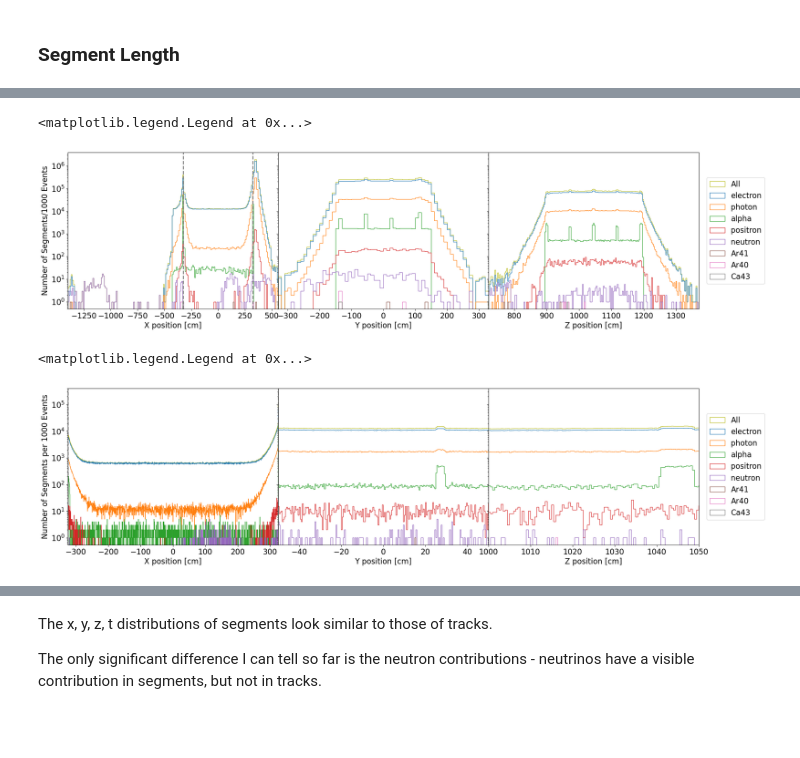
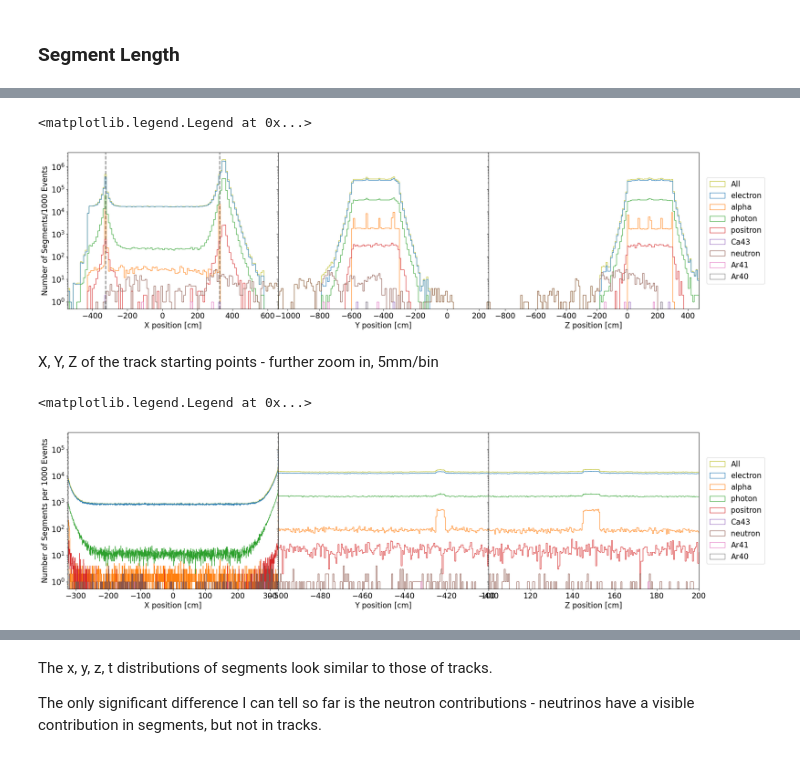
Before and after one commit to yuntsebaryon/GAMPix4SNe, a Jupyter notebook: Validation/g4/checkSegment.ipynb, the cells around one changed output, grey strips where cells are left out. Drawn from its saved outputs; the diff is of its cells as text; code cells hidden in the pictures; blank space fills up the shorter version.

```diff
--- a/Validation/g4/checkSegment.ipynb
+++ b/Validation/g4/checkSegment.ipynb
@@ -75,9 +81,7 @@ dT[dT.file_vertex_id<3]
 # %%
 # create a dataframe for fixing the color code
-pdgCodes = dT.pdg_id.unique()
-
-particleName = np.array([ 'electron', 'photon', 'alpha', 'positron', 'neutron',
-                          'Ar41', 'Ar40', 'Ca43',
+particleName = np.array([ 'electron', 'alpha', 'photon', 'positron', 'Ca43',
+                          'neutron', 'Ar41', 'Ar40',
                          ])
 
 pdgDF = pd.DataFrame({ 'pdgCode': pdgCodes, 'name': particleName })
@@ -201,7 +213,5 @@ ax[1].legend(loc = "center left", bbox_to_anchor = (1.02, 0.5), fontsize = fonts
 # %% [markdown]
 ### Segment Length
-# %%
-dS['dx'] = np.sqrt( (dS['x_end'] - dS['x_start'])**2 + (dS['y_end'] - dS['y_start'])**2 + (dS['z_end'] - dS['z_start'])**2 )
 # %%
 dS['dx'].min(), dS['dx'].max()
 # %% [output]
@@ -231,0 +243,4 @@ ax.legend(loc = "center left", bbox_to_anchor = (1.02, 0.5), fontsize = fonts)
+# %%
+dS['dx_test'] = np.sqrt( (dS['x_end'] - dS['x_start'])**2 + (dS['y_end'] - dS['y_start'])**2 + (dS['z_end'] - dS['z_start'])**2 )
+deltadx = dS.dx_test - dS.dx
+deltadx.max(), deltadx.min()
@@ -234,11 +253,10 @@ ax.legend(loc = "center left", bbox_to_anchor = (1.02, 0.5), fontsize = fonts)
 # %%
-# X, Y, Z of the segment starting points, 10cm/bin
 fig, ax = plt.subplots(1, 3, figsize = (24, 6), sharey = True)
 fig.subplots_adjust(wspace = 0)  # remove gaps between panels
 
-xbins = np.linspace(-1400, 560, 197)
-ybins = np.linspace(-330, 330, 67)
-zbins = np.linspace(720, 1370, 210)
+xbins = np.linspace(-540, 660, 121)
+ybins = np.linspace(-1060, 260, 133)
+zbins = np.linspace(-910, 470, 139)
 
 fonts = 16
 
@@ -251,45 +269,46 @@ for radMap in pdgDF.itertuples(index = False):
 ax[0].axvline(x = -325, color = "tab:grey", linestyle = "--", linewidth = 2)
 ax[0].axvline(x = 325, color = "tab:grey", linestyle = "--", linewidth = 2)
 
 ax[0].set_xlabel('X position [cm]', fontsize = fonts)
 ax[0].set_ylabel('Number of Segments/1000 Events', fontsize = fonts)
-ax[0].set_xlim([-1400, 560])
+ax[0].set_xlim([-540, 660])
 
 ## Y
 ax[1].hist(dS['y_start'], bins = ybins, histtype = 'step', label = 'All', color = colorAll)
 for radMap in pdgDF.itertuples(index = False):
     ax[1].hist(dS.loc[dS['pdg_id'].eq(radMap.pdgCode), 'y_start'], bins = ybins, histtype = 'step',
                color = radMap.color, label = radMap.name)
 
 ax[1].set_xlabel('Y position [cm]', fontsize = fonts)
-ax[1].set_xlim([-330, 330])
+ax[1].set_xlim([-1060, 260])
 
 ## Z
 ax[2].hist(dS['z_start'], bins = zbins, histtype = 'step', label = 'All', color = colorAll)
 for radMap in pdgDF.itertuples(index = False):
     ax[2].hist(dS.loc[dS['pdg_id'].eq(radMap.pdgCode), 'z_start'], bins = zbins, histtype = 'step',
                color = radMap.color, label = radMap.name)
 
 ax[2].set_xlabel('Z position [cm]', fontsize = fonts)
-ax[2].set_xlim([720, 1370])
+ax[2].set_xlim([-910, 470])
 
 ## Common
 for i in range(3):
     ax[i].tick_params(axis = "both", labelsize = fonts)
     ax[i].set_yscale('log')
 
 ax[2].legend(loc = "center left", bbox_to_anchor = (1.02, 0.5), fontsize = fonts)
 # %% [output]
 <matplotlib.legend.Legend at 0x...>
-[figure, old version]
+[figure, new version]
+# %% [markdown]
+X, Y, Z of the track starting points - further zoom in, 5mm/bin
 # %%
-# X, Y, Z of the track starting points - further zoom in, 5mm/bin
 fig, ax = plt.subplots(1, 3, figsize = (24, 6), sharey = True)
 fig.subplots_adjust(wspace = 0)  # remove gaps between panels
 
-xbins = np.linspace(-1400, 560, 3921)
-ybins = np.linspace(-330, 330, 1321)
-zbins = np.linspace(720, 1370, 1301)
+xbins = np.linspace(-540, 660, 2401)
+ybins = np.linspace(-1060, 260, 2641)
+zbins = np.linspace(-910, 470, 2761)
 
 fonts = 16
 
@@ -313,7 +332,7 @@ for radMap in pdgDF.itertuples(index = False):
                color = radMap.color, label = radMap.name)
 
 ax[1].set_xlabel('Y position [cm]', fontsize = fonts)
-ax[1].set_xlim([-50, 50])
+ax[1].set_xlim([-500, -400])
 
 ## Z
 ax[2].hist(dS['z_start'], bins = zbins, histtype = 'step', label = 'All', color = colorAll)
@@ -322,7 +341,7 @@ for radMap in pdgDF.itertuples(index = False):
                color = radMap.color, label = radMap.name)
 
 ax[2].set_xlabel('Z position [cm]', fontsize = fonts)
-ax[2].set_xlim([1000, 1050])
+ax[2].set_xlim([100, 200])
 
 ## Common
 for i in range(3):
@@ -332,7 +351,7 @@ for i in range(3):
 ax[2].legend(loc = "center left", bbox_to_anchor = (1.02, 0.5), fontsize = fonts)
 # %% [output]
 <matplotlib.legend.Legend at 0x...>
-[figure, old version]
+[figure, new version]
 # %%
 dS.t_start.min(), dS.t_start.max(), dS.t0.min(), dS.t0.max(), dS.t.min(), dS.t.max()
 # %% [output]
```
Also changed, not shown: parts of 37 cells of this notebook, 2 other files.
